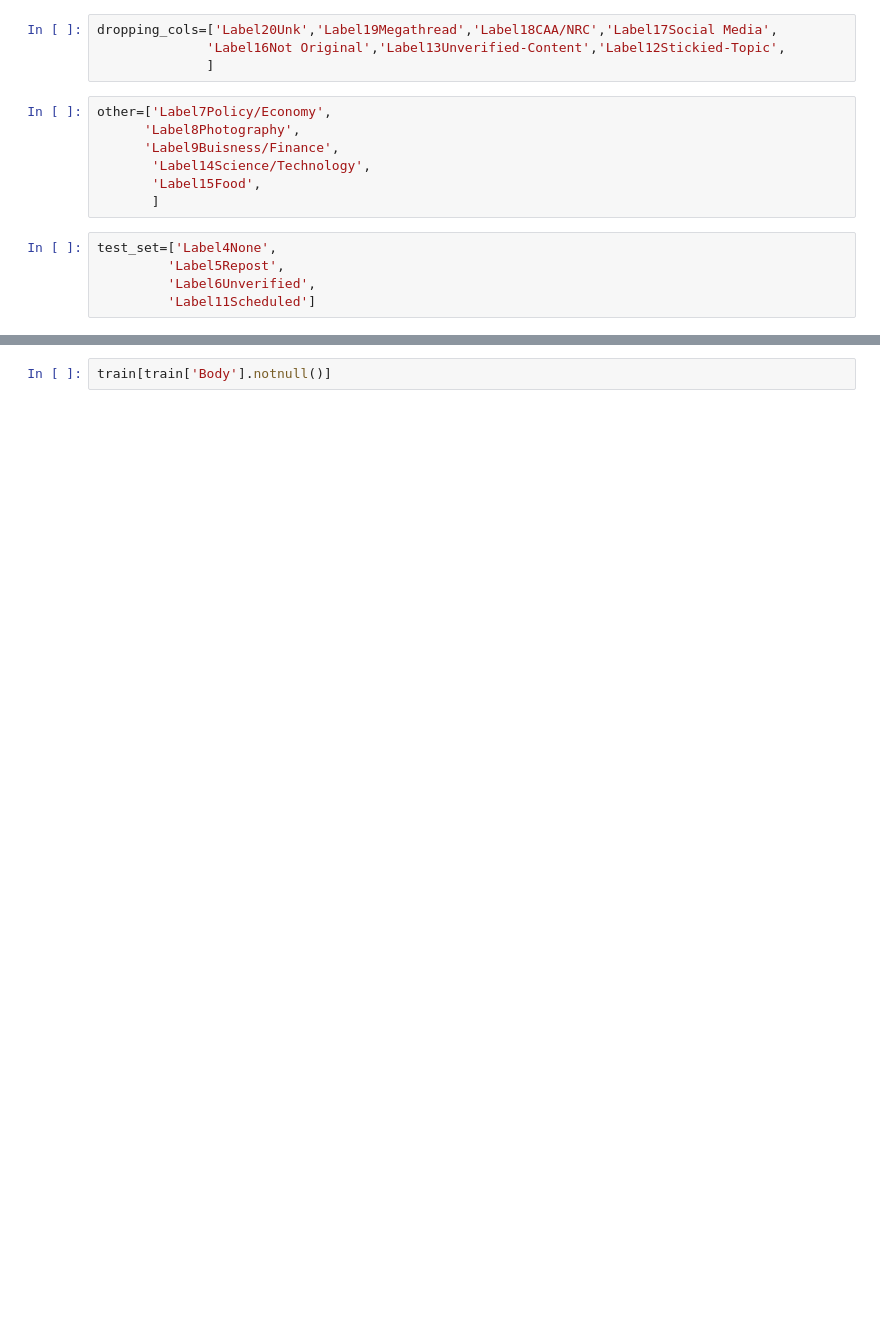
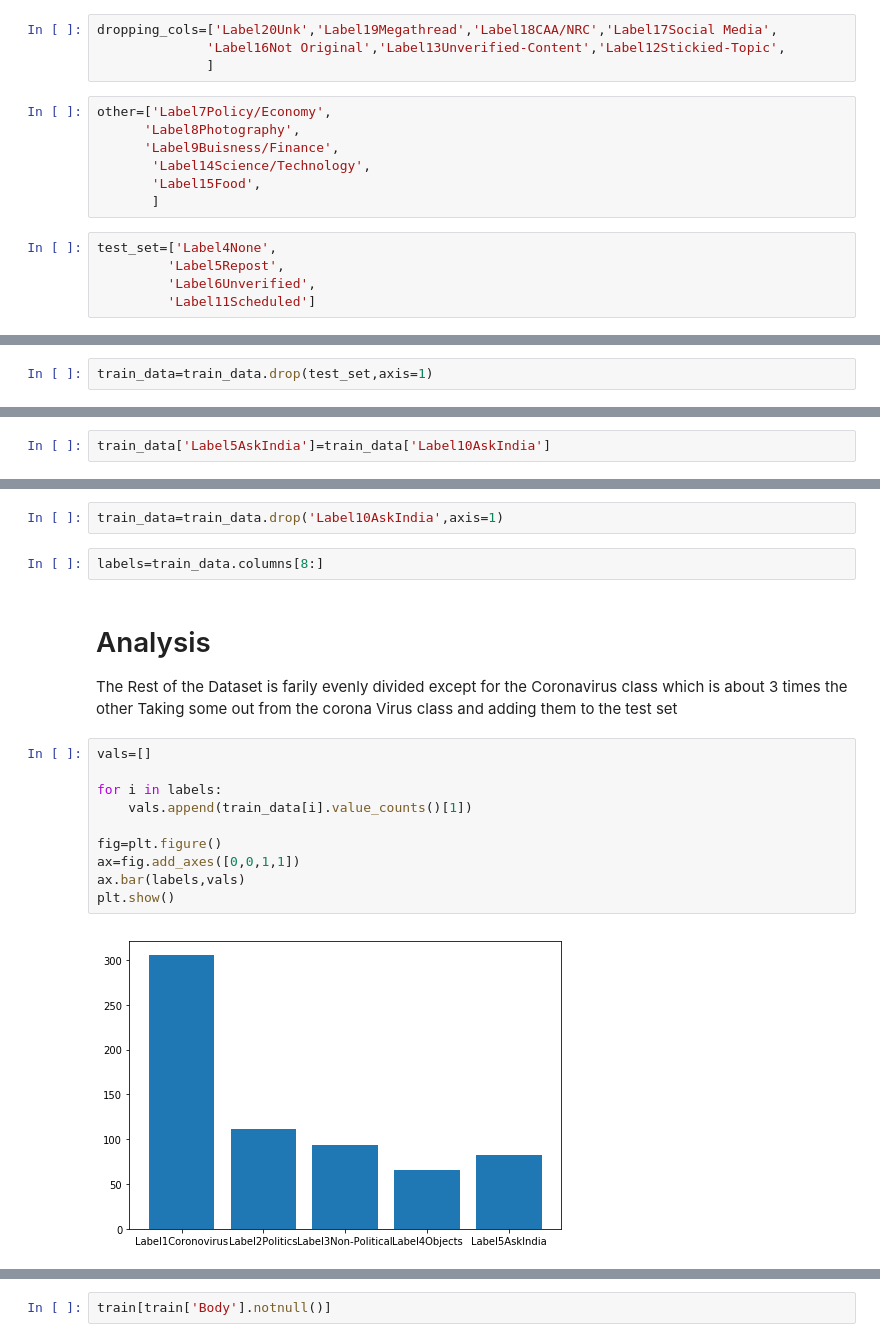
Before and after one commit to Ishan-Kumar2/Reddit-Flair-Detector, a Jupyter notebook: EDA.ipynb, the cells around one changed output, grey strips where cells are left out. Cells and saved outputs as stored; diff of their text form; blank space fills up the shorter version.

```diff
--- a/EDA.ipynb
+++ b/EDA.ipynb
@@ -100,0 +158,2 @@ train[train['Label1Coronovirus']==1].shape
+# %%
+train_data=train_data.drop(test_set,axis=1)
@@ -100,0 +181,2 @@ train[train['Label1Coronovirus']==1].shape
+# %%
+train_data['Label5AskIndia']=train_data['Label10AskIndia']
@@ -101,3 +192,23 @@ train[train['Label1Coronovirus']==1].shape
+# %%
+train_data=train_data.drop('Label10AskIndia',axis=1)
+# %%
+labels=train_data.columns[8:]
+# %% [markdown]
+# Analysis
+The Rest of the Dataset is farily evenly divided except for the Coronavirus class which is about 3 times the other
+Taking some out from the corona Virus class and adding them to the test set
+# %%
+vals=[]
+
+for i in labels:
+    vals.append(train_data[i].value_counts()[1])
+
+fig=plt.figure()
+ax=fig.add_axes([0,0,1,1])
+ax.bar(labels,vals)
+plt.show()
+# %% [output]
+[figure, added]
 # %%
 train.shape
 # %% [output]
```
Also changed, not shown: parts of 115 cells of this notebook.
